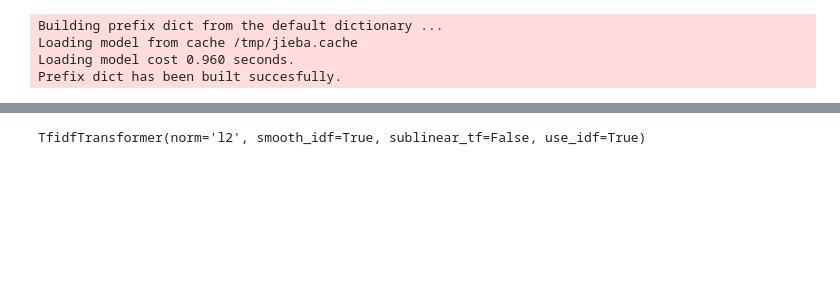
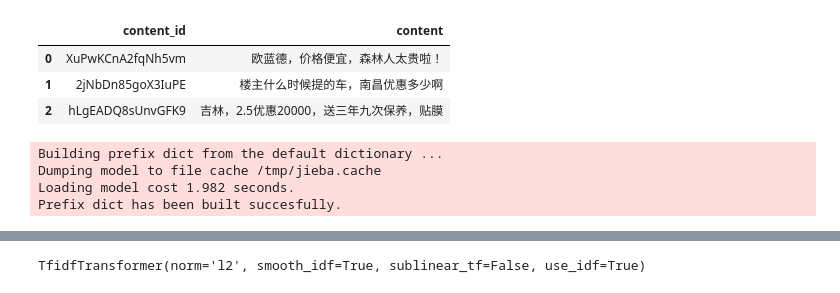
Before and after one commit to light8lee/car, a Jupyter notebook: code/preview.ipynb, the cells around one changed output, grey strips where cells are left out. Drawn from its saved outputs; the diff is of its cells as text; code cells hidden in the pictures; blank space fills up the shorter version.

```diff
--- a/code/preview.ipynb
+++ b/code/preview.ipynb
@@ -111,10 +90,18 @@ def seg_stop_merge(text):
     words -= stops
     text = ' '.join(list(words))
     return text
+# %%
+test_df = pd.read_csv('../data/test_public.csv')
+test_df.head(3)
+# %% [output]
+|  | content_id | content |
+| 0 | XuPwKCnA2fqNh5vm | 欧蓝德，价格便宜，森林人太贵啦！ |
+| 1 | 2jNbDn85goX3IuPE | 楼主什么时候提的车，南昌优惠多少啊 |
+| 2 | hLgEADQ8sUnvGFK9 | 吉林，2.5优惠20000，送三年九次保养，贴膜 |
 # %%
-corpus = df['content'].apply(lambda text: seg_stop_merge(text))
+train_corpus = df['content'].apply(lambda text: seg_stop_merge(text))
 # %% [output]
 Building prefix dict from the default dictionary ...
-Loading model from cache /tmp/jieba.cache
-Loading model cost 0.960 seconds.
+Dumping model to file cache /tmp/jieba.cache
+Loading model cost 1.982 seconds.
 Prefix dict has been built succesfully.
```
Also changed, not shown: parts of 37 cells of this notebook, 3 other files.
